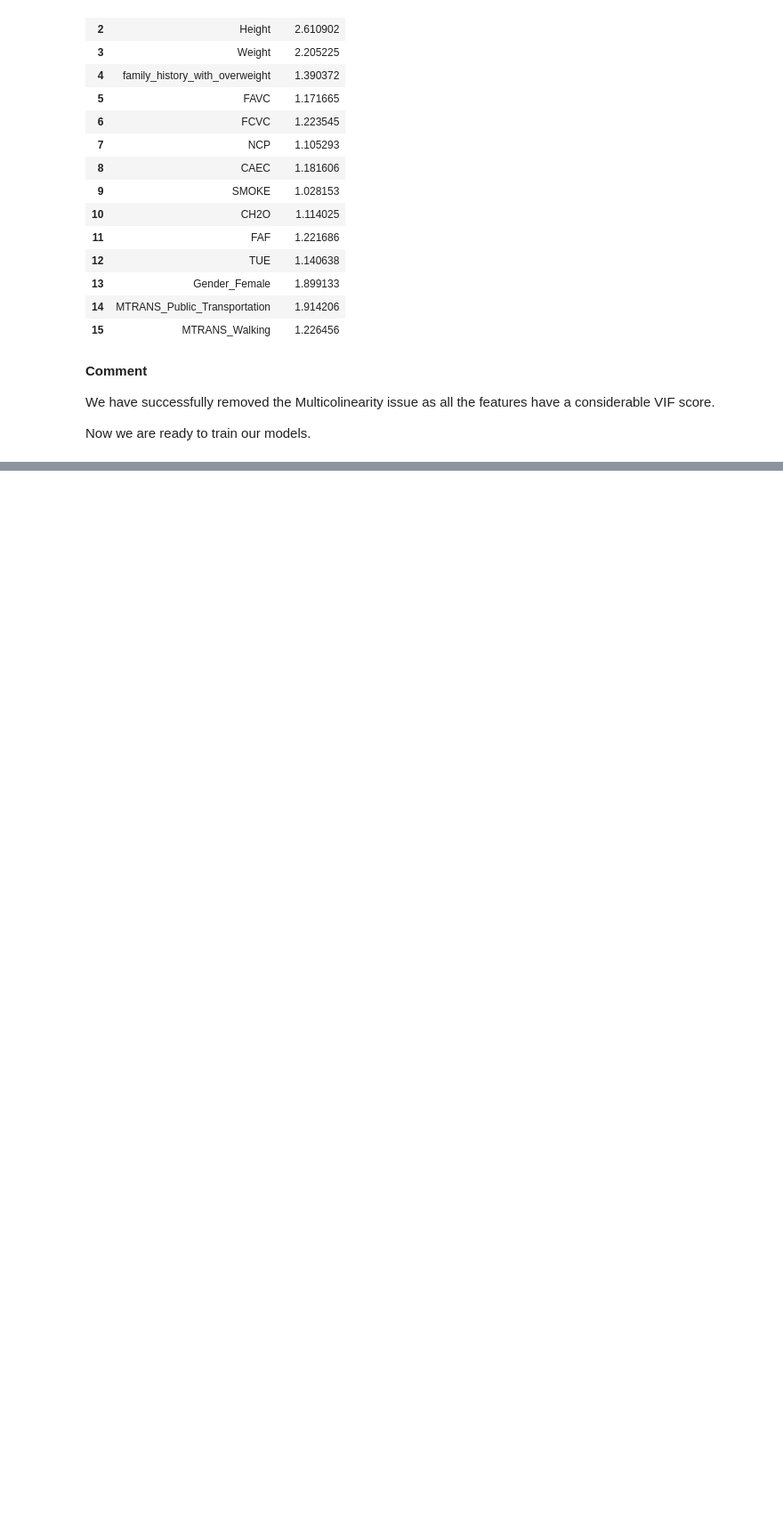
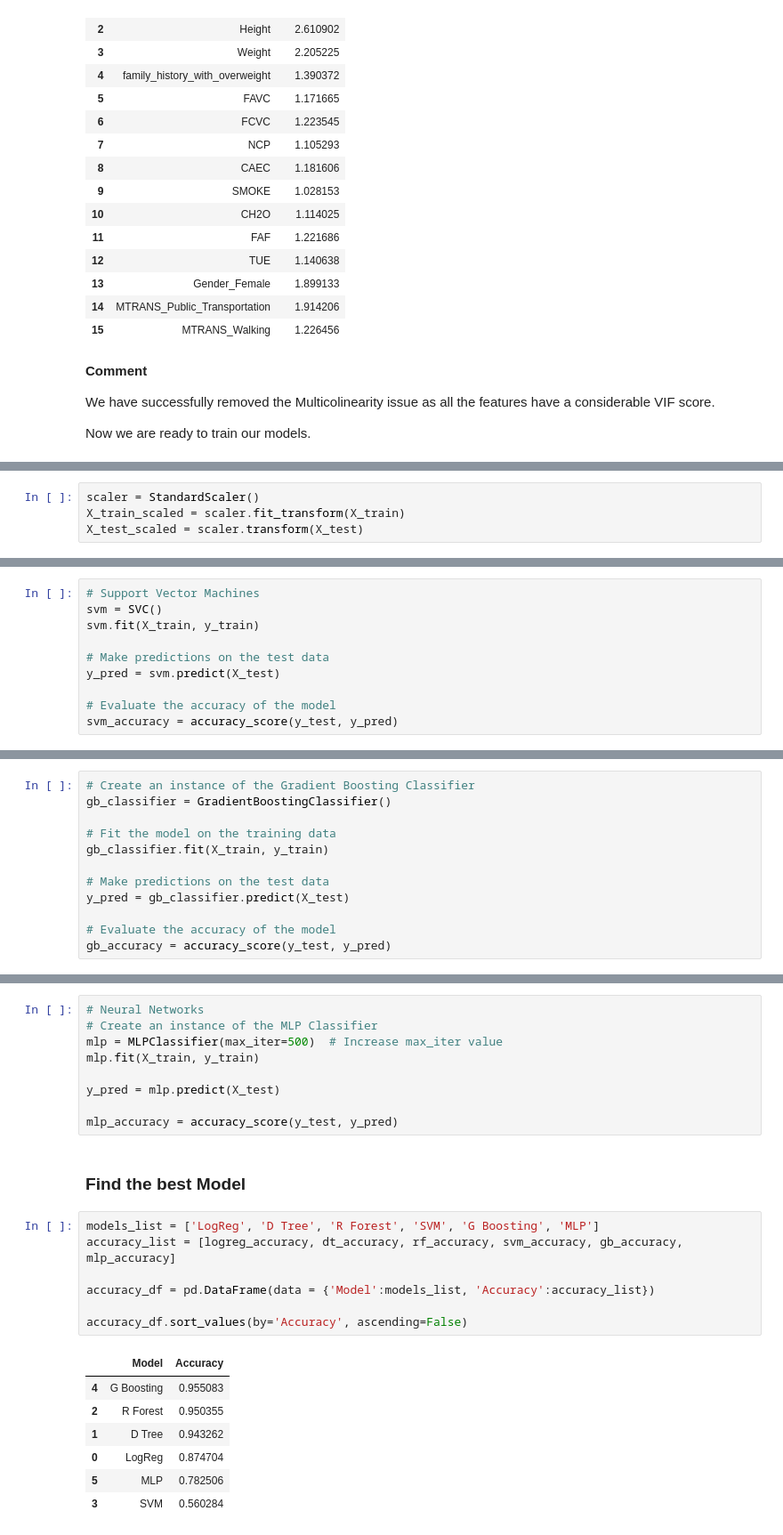
Before and after one commit to tinkuhore/FSDS-Final-Assesment, a Jupyter notebook: machine_learning/question2.ipynb, the cells around one changed output, grey strips where cells are left out. Shown: that part at 89% size. Saved outputs shown, nothing was run; the diff lists cells and outputs as text; blank space fills up the shorter version.

```diff
--- a/machine_learning/question2.ipynb
+++ b/machine_learning/question2.ipynb
@@ -893,0 +918,4 @@ Now we are ready to train our models.
+# %%
+scaler = StandardScaler()
+X_train_scaled = scaler.fit_transform(X_train)
+X_test_scaled = scaler.transform(X_test)
@@ -893,0 +970,10 @@ Now we are ready to train our models.
+# %%
+# Support Vector Machines
+svm = SVC()
+svm.fit(X_train, y_train)
+
+# Make predictions on the test data
+y_pred = svm.predict(X_test)
+
+# Evaluate the accuracy of the model
+svm_accuracy = accuracy_score(y_test, y_pred)
@@ -893,0 +984,12 @@ Now we are ready to train our models.
+# %%
+# Create an instance of the Gradient Boosting Classifier
+gb_classifier = GradientBoostingClassifier()
+
+# Fit the model on the training data
+gb_classifier.fit(X_train, y_train)
+
+# Make predictions on the test data
+y_pred = gb_classifier.predict(X_test)
+
+# Evaluate the accuracy of the model
+gb_accuracy = accuracy_score(y_test, y_pred)
@@ -893,0 +1000,26 @@ Now we are ready to train our models.
+# %%
+# Neural Networks
+# Create an instance of the MLP Classifier
+mlp = MLPClassifier(max_iter=500)  # Increase max_iter value
+mlp.fit(X_train, y_train)
+
+y_pred = mlp.predict(X_test)
+
+mlp_accuracy = accuracy_score(y_test, y_pred)
+# %% [markdown]
+### Find the best Model
+# %%
+models_list = ['LogReg', 'D Tree', 'R Forest', 'SVM', 'G Boosting', 'MLP']
+accuracy_list = [logreg_accuracy, dt_accuracy, rf_accuracy, svm_accuracy, gb_accuracy, mlp_accuracy]
+
+accuracy_df = pd.DataFrame(data = {'Model':models_list, 'Accuracy':accuracy_list})
+
+accuracy_df.sort_values(by='Accuracy', ascending=False)
+# %% [output]
+|  | Model | Accuracy |
+| 4 | G Boosting | 0.955083 |
+| 2 | R Forest | 0.950355 |
+| 1 | D Tree | 0.943262 |
+| 0 | LogReg | 0.874704 |
+| 5 | MLP | 0.782506 |
+| 3 | SVM | 0.560284 |
```
Also changed, not shown: parts of 14 cells of this notebook.
